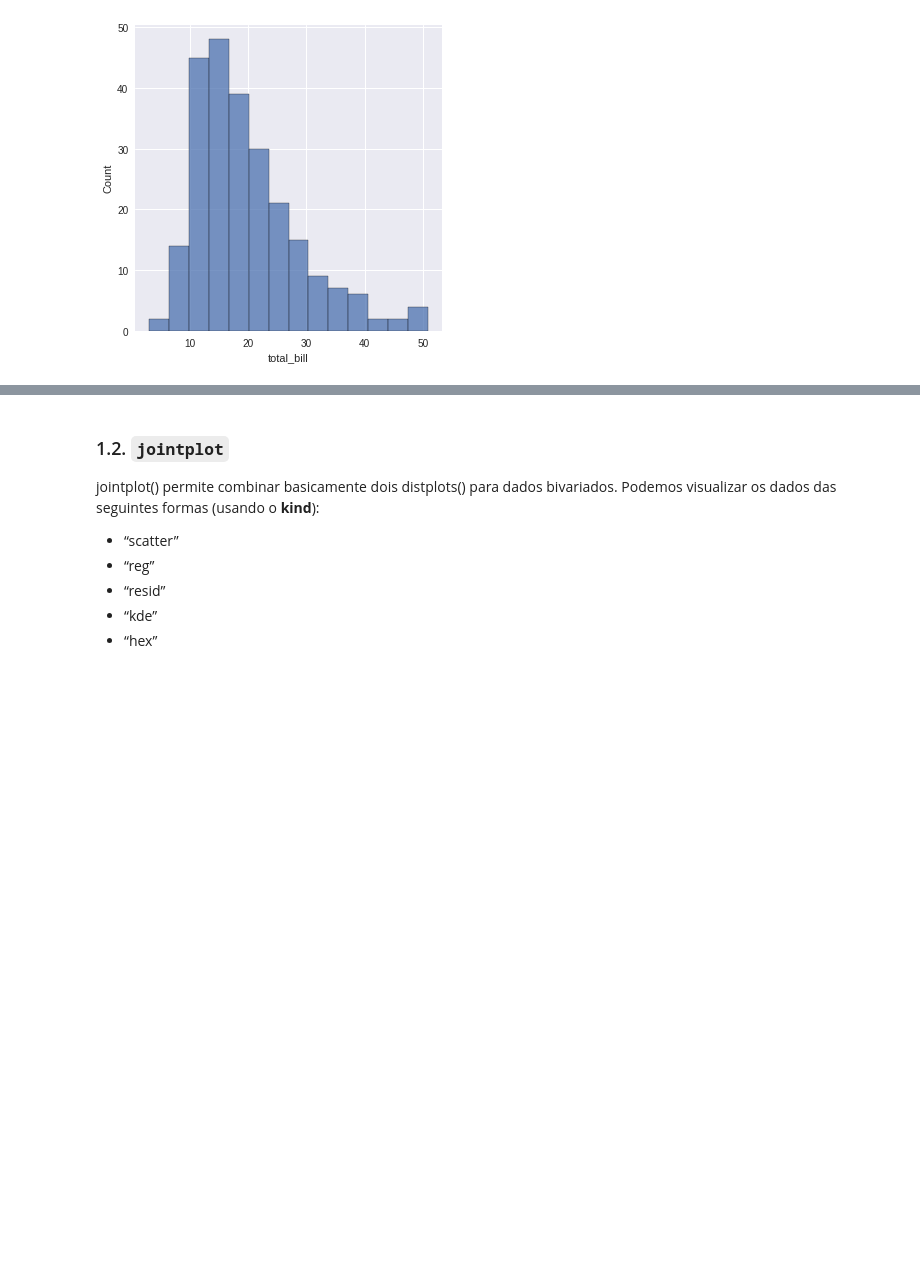
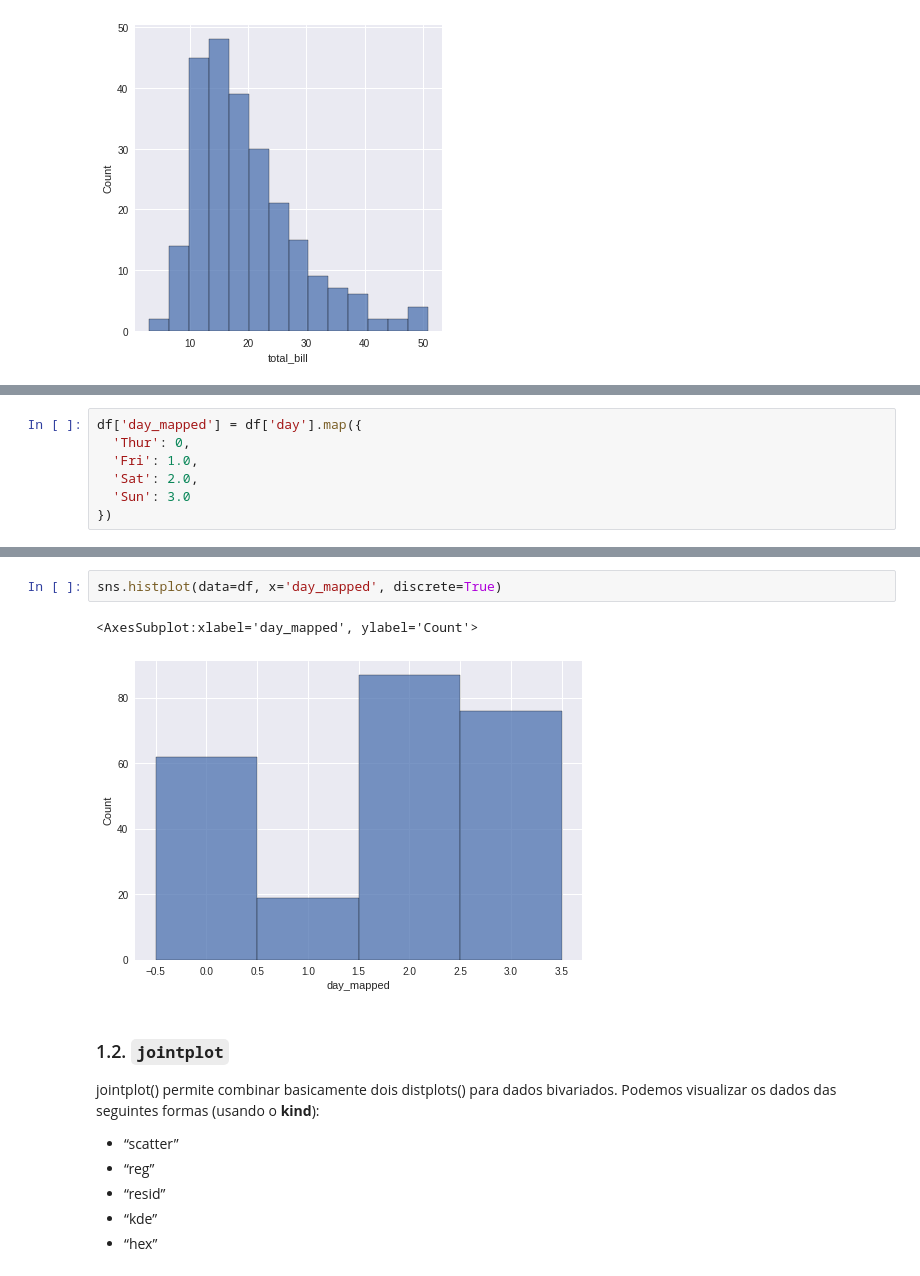
Before and after one commit to walisson-silva-ada/827-data-toolbox, a Jupyter notebook: 04. Seaborn/04. Seaborn I.ipynb, the cells around one changed output, grey strips where cells are left out. Saved outputs shown, nothing was run; the diff lists cells and outputs as text; blank space fills up the shorter version.

```diff
--- a/04. Seaborn/04. Seaborn I.ipynb
+++ b/04. Seaborn/04. Seaborn I.ipynb
@@ -370,0 +384,7 @@ sns.displot(df['total_bill'])
+# %%
+df['day_mapped'] = df['day'].map({
+  'Thur': 0,
+  'Fri': 1.0,
+  'Sat': 2.0,
+  'Sun': 3.0
+})
@@ -371,3 +400,8 @@ sns.displot(df['total_bill'])
+# %%
+sns.histplot(data=df, x='day_mapped', discrete=True)
+# %% [output]
+<AxesSubplot:xlabel='day_mapped', ylabel='Count'>
+[figure, added]
 # %% [markdown]
 ### 1.2. `jointplot`
 
```
Also changed, not shown: parts of 27 cells of this notebook.
